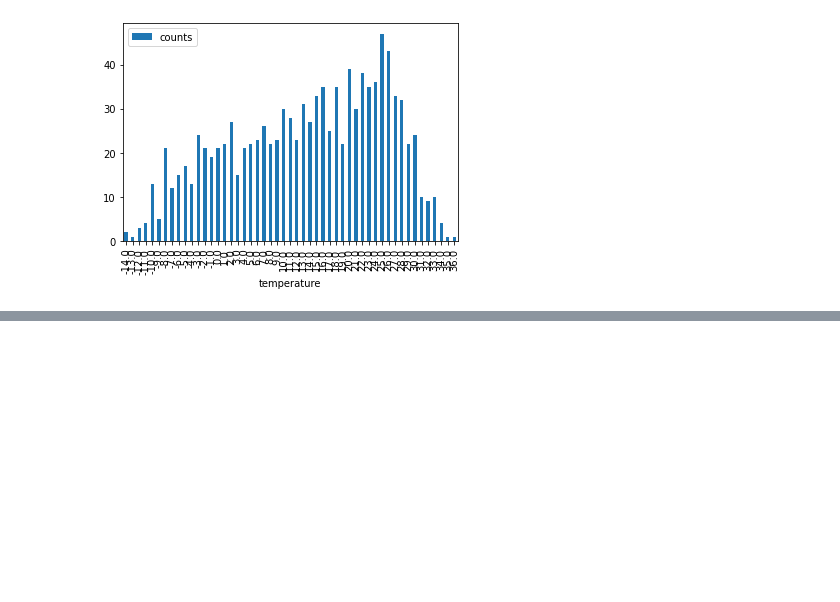
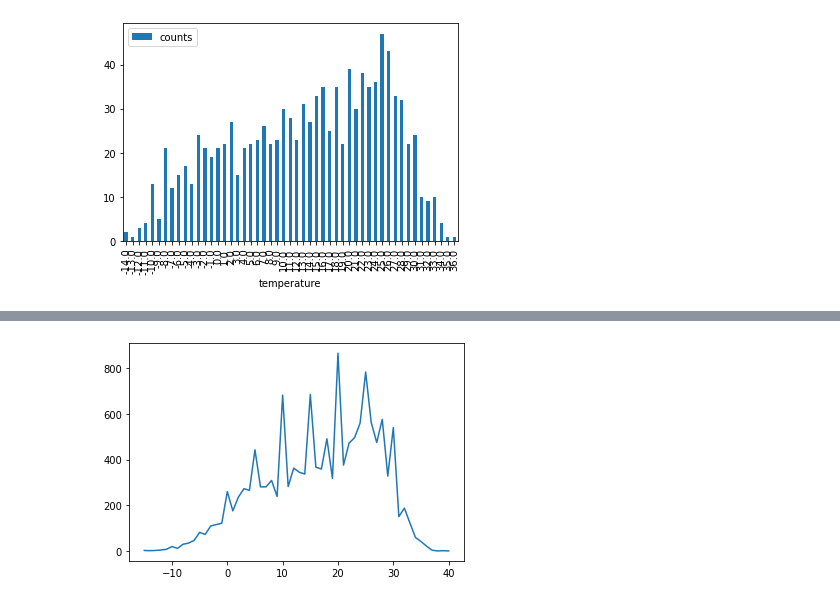
Before and after one commit to ConstructionSiteRisk2023/Preprocessor, a Jupyter notebook: temp3.ipynb, the cells around one changed output, grey strips where cells are left out. Drawn from its saved outputs; the diff is of its cells as text; code cells hidden in the pictures; blank space fills up the shorter version.

```diff
--- a/temp3.ipynb
+++ b/temp3.ipynb
@@ -74,0 +103,5 @@ for idx, row in temperature_ratio.iterrows():
+# %%
+temperature_all.plot()
+plt.show()
+# %% [output]
+[figure, added]
```
Also changed, not shown: parts of 5 cells of this notebook.
